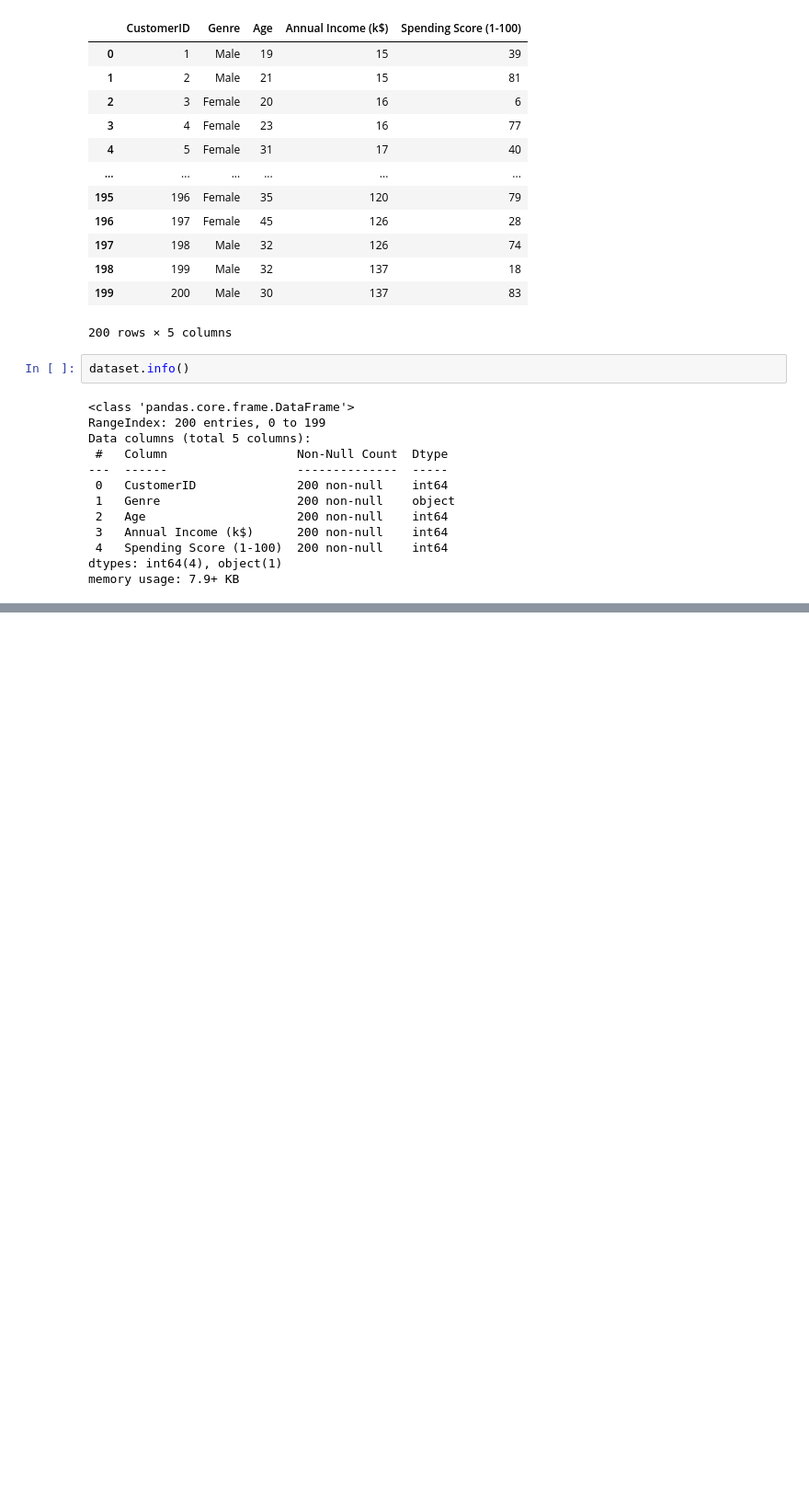
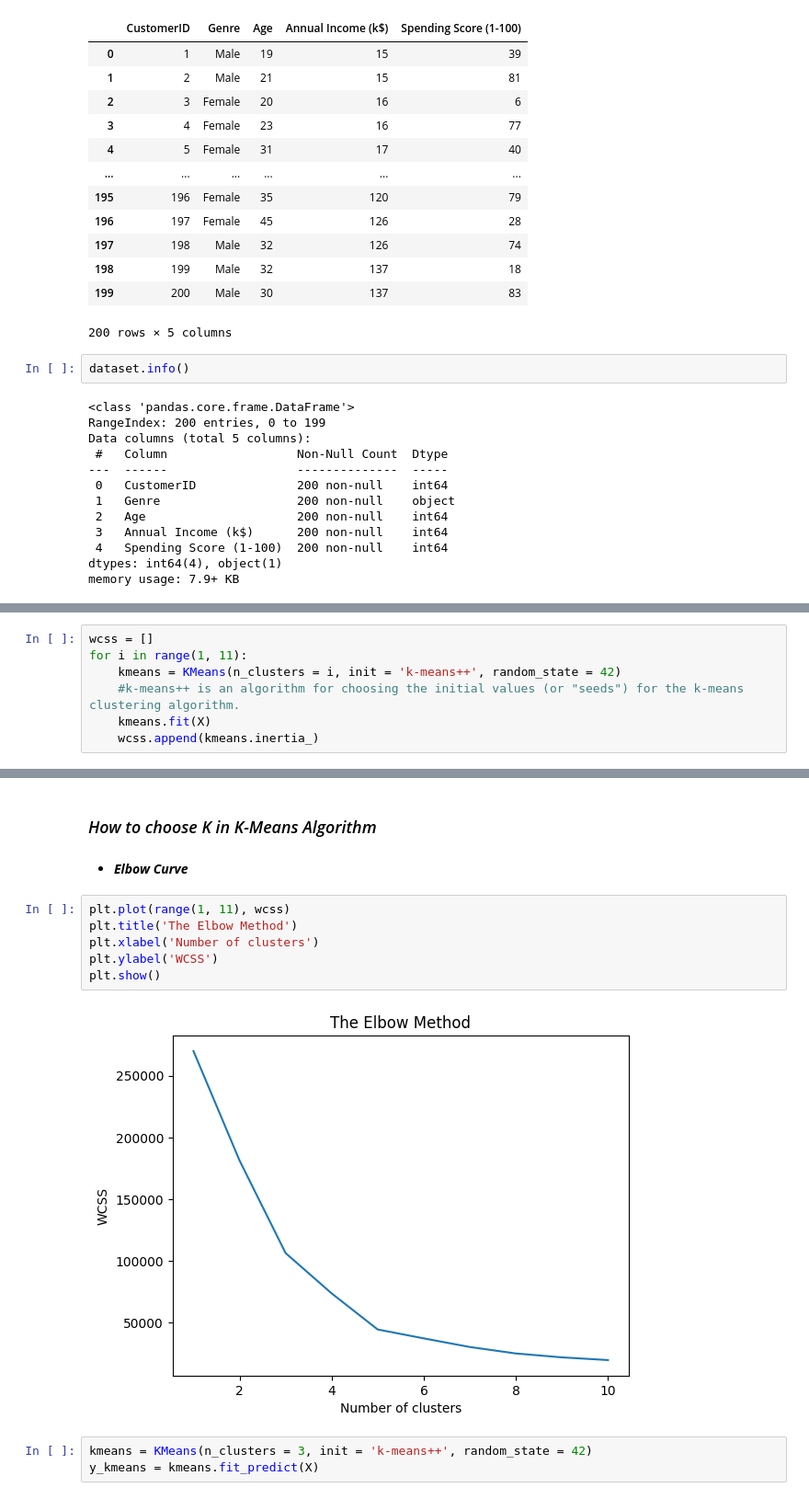
Before and after one commit to amirhosein-ziaei/Machine_Learning_Course, a Jupyter notebook: K-Means/K-Means.ipynb, the cells around one changed output, grey strips where cells are left out. Shown at 92% size. Saved outputs shown, nothing was run; the diff lists cells and outputs as text; blank space fills up the shorter version.

Commit message:
choose k and plot the elbow curve

```diff
--- a/K-Means/K-Means.ipynb
+++ b/K-Means/K-Means.ipynb
@@ -52,0 +59,7 @@ memory usage: 7.9+ KB
+# %%
+wcss = []
+for i in range(1, 11):
+    kmeans = KMeans(n_clusters = i, init = 'k-means++', random_state = 42)
+    #k-means++ is an algorithm for choosing the initial values (or "seeds") for the k-means clustering algorithm.
+    kmeans.fit(X)
+    wcss.append(kmeans.inertia_)
@@ -52,0 +79,15 @@ memory usage: 7.9+ KB
+# %% [markdown]
+### *How to choose K in K-Means Algorithm*
+# %% [markdown]
+* ***Elbow Curve***
+# %%
+plt.plot(range(1, 11), wcss)
+plt.title('The Elbow Method')
+plt.xlabel('Number of clusters')
+plt.ylabel('WCSS')
+plt.show()
+# %% [output]
+[figure, added]
+# %%
+kmeans = KMeans(n_clusters = 3, init = 'k-means++', random_state = 42)
+y_kmeans = kmeans.fit_predict(X)
```
Also changed, not shown: parts of 3 cells of this notebook.
